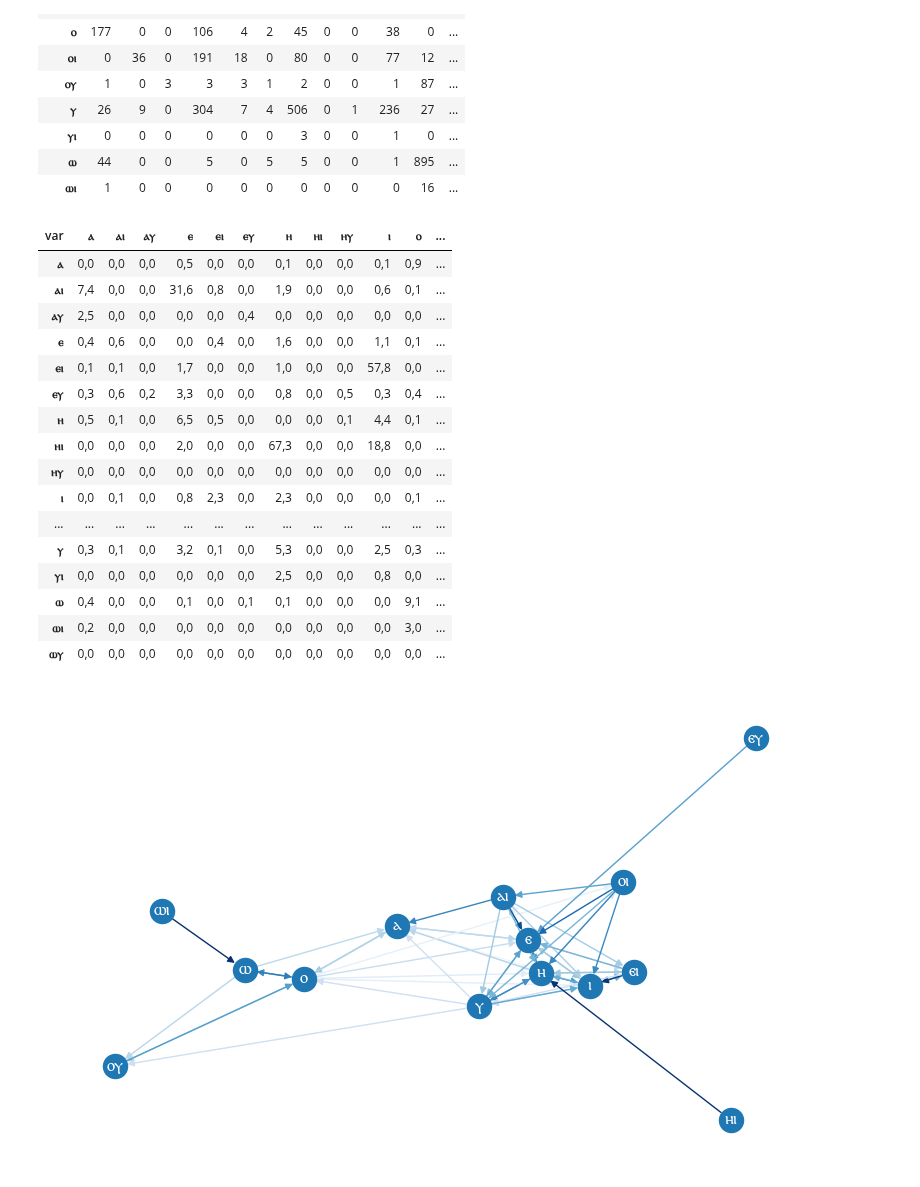
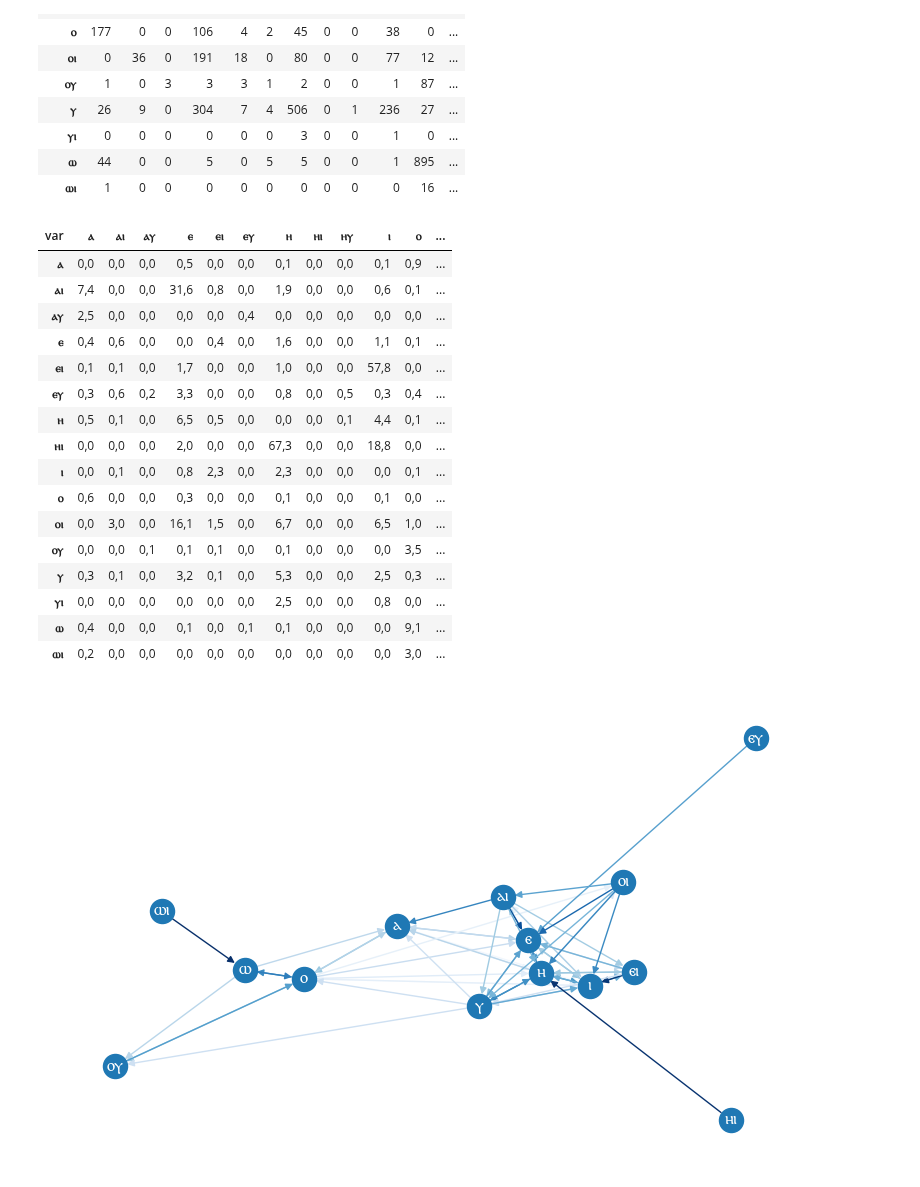
Before and after one commit to kmein/greek-coptic, a Jupyter notebook: greek-coptic.ipynb, the cells around one changed output. Saved outputs shown, nothing was run; the diff lists cells and outputs as text; code cells hidden in the pictures.

```diff
--- a/greek-coptic.ipynb
+++ b/greek-coptic.ipynb
@@ -838,6 +838,7 @@ We might therefore want to show a "confusion matrix" with the vocalic graphemes
 # %%
 df_diff_vocalic = df_diff[df_diff["norm"].isin(vowels | diphthongs) & df_diff["var"].isin(vowels | diphthongs)]
 vowel_frequency = pd.crosstab(df_diff_vocalic["norm"], df_diff_vocalic["var"])
+vowel_frequency = vowel_frequency.loc[vowel_frequency.any(axis=1), vowel_frequency.any(axis=0)]
 write_table(vowel_frequency, "vowel_frequency", heatmap=True, caption="Abweichungen bei vokalischen Graphemen: Häufigkeit")
 vowel_frequency.style.background_gradient(axis=None, cmap=cm)
 # %% [output]
@@ -862,26 +863,27 @@ vowel_frequency.style.background_gradient(axis=None, cmap=cm)
 # %%
 vowel_occurrences = pd.Series({x: df_diff["greek_lemma"].str.count(x).sum() for x in vowels | diphthongs})
 vowel_regularity = 100 * vowel_frequency.div(vowel_occurrences, axis="rows").fillna(0)
+vowel_regularity = vowel_regularity.loc[vowel_regularity.any(axis=1), vowel_regularity.any(axis=0)]
 write_table(vowel_regularity, "vowel_regularity", heatmap=True, caption="Abweichungen bei vokalischen Graphemen: Regelmäßigkeit")
 vowel_regularity.style.background_gradient(axis=None, cmap=cm)
 # %% [output]
 | var | ⲁ | ⲁⲓ | ⲁⲩ | ⲉ | ⲉⲓ | ⲉⲩ | ⲏ | ⲏⲓ | ⲏⲩ | ⲓ | ⲟ | ... |
 | ⲁ | 0,0 | 0,0 | 0,0 | 0,5 | 0,0 | 0,0 | 0,1 | 0,0 | 0,0 | 0,1 | 0,9 | ... |
 | ⲁⲓ | 7,4 | 0,0 | 0,0 | 31,6 | 0,8 | 0,0 | 1,9 | 0,0 | 0,0 | 0,6 | 0,1 | ... |
 | ⲁⲩ | 2,5 | 0,0 | 0,0 | 0,0 | 0,0 | 0,4 | 0,0 | 0,0 | 0,0 | 0,0 | 0,0 | ... |
 | ⲉ | 0,4 | 0,6 | 0,0 | 0,0 | 0,4 | 0,0 | 1,6 | 0,0 | 0,0 | 1,1 | 0,1 | ... |
 | ⲉⲓ | 0,1 | 0,1 | 0,0 | 1,7 | 0,0 | 0,0 | 1,0 | 0,0 | 0,0 | 57,8 | 0,0 | ... |
 | ⲉⲩ | 0,3 | 0,6 | 0,2 | 3,3 | 0,0 | 0,0 | 0,8 | 0,0 | 0,5 | 0,3 | 0,4 | ... |
 | ⲏ | 0,5 | 0,1 | 0,0 | 6,5 | 0,5 | 0,0 | 0,0 | 0,0 | 0,1 | 4,4 | 0,1 | ... |
 | ⲏⲓ | 0,0 | 0,0 | 0,0 | 2,0 | 0,0 | 0,0 | 67,3 | 0,0 | 0,0 | 18,8 | 0,0 | ... |
-| ⲏⲩ | 0,0 | 0,0 | 0,0 | 0,0 | 0,0 | 0,0 | 0,0 | 0,0 | 0,0 | 0,0 | 0,0 | ... |
 | ⲓ | 0,0 | 0,1 | 0,0 | 0,8 | 2,3 | 0,0 | 2,3 | 0,0 | 0,0 | 0,0 | 0,1 | ... |
-| ... | ... | ... | ... | ... | ... | ... | ... | ... | ... | ... | ... | ... |
+| ⲟ | 0,6 | 0,0 | 0,0 | 0,3 | 0,0 | 0,0 | 0,1 | 0,0 | 0,0 | 0,1 | 0,0 | ... |
+| ⲟⲓ | 0,0 | 3,0 | 0,0 | 16,1 | 1,5 | 0,0 | 6,7 | 0,0 | 0,0 | 6,5 | 1,0 | ... |
+| ⲟⲩ | 0,0 | 0,0 | 0,1 | 0,1 | 0,1 | 0,0 | 0,1 | 0,0 | 0,0 | 0,0 | 3,5 | ... |
 | ⲩ | 0,3 | 0,1 | 0,0 | 3,2 | 0,1 | 0,0 | 5,3 | 0,0 | 0,0 | 2,5 | 0,3 | ... |
 | ⲩⲓ | 0,0 | 0,0 | 0,0 | 0,0 | 0,0 | 0,0 | 2,5 | 0,0 | 0,0 | 0,8 | 0,0 | ... |
 | ⲱ | 0,4 | 0,0 | 0,0 | 0,1 | 0,0 | 0,1 | 0,1 | 0,0 | 0,0 | 0,0 | 9,1 | ... |
 | ⲱⲓ | 0,2 | 0,0 | 0,0 | 0,0 | 0,0 | 0,0 | 0,0 | 0,0 | 0,0 | 0,0 | 3,0 | ... |
-| ⲱⲩ | 0,0 | 0,0 | 0,0 | 0,0 | 0,0 | 0,0 | 0,0 | 0,0 | 0,0 | 0,0 | 0,0 | ... |
 # %%
 all_vowel_regularities = pd.DataFrame(vowel_regularity.stack()).reset_index().rename(columns={"level_0": "norm", "norm": "var", 0: "regularity"})
 all_vowel_frequencies = pd.DataFrame(vowel_frequency.stack()).reset_index().rename(columns={0: "frequency"})
```
Also changed, not shown: parts of 4 cells of this notebook.
